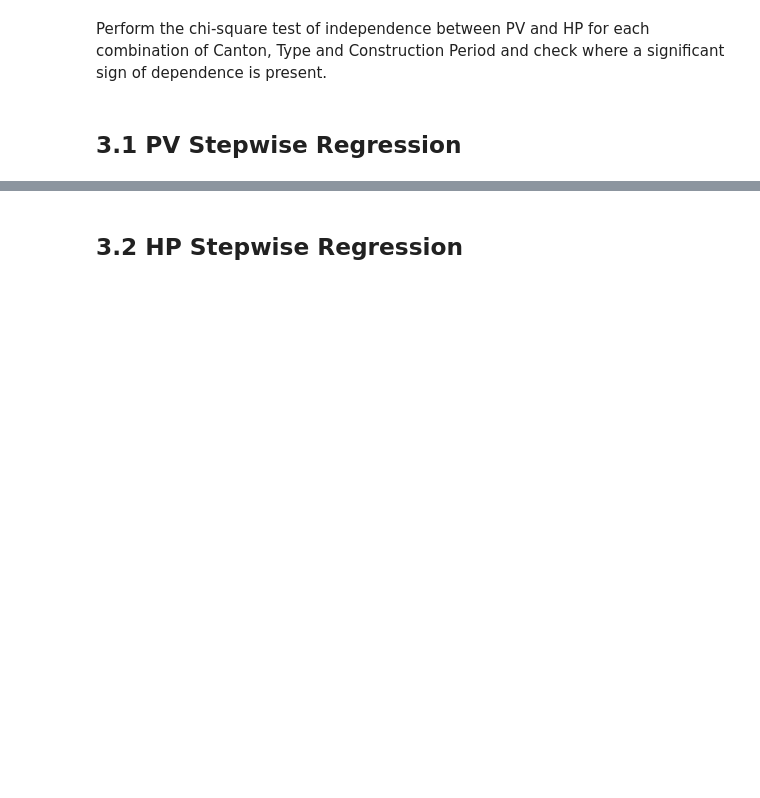
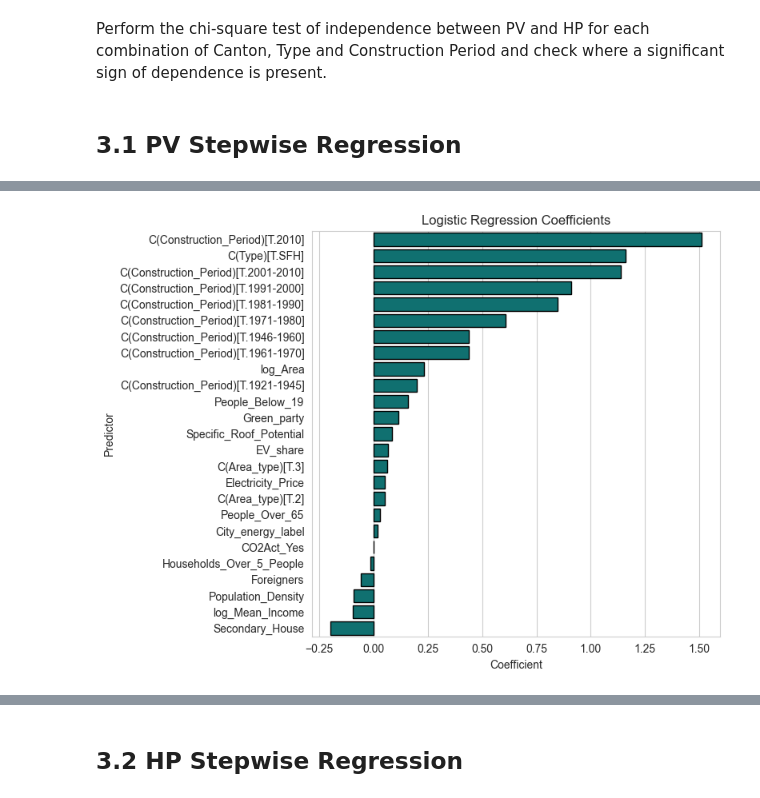
Before and after one commit to MatteoPalucci/StudentProject, a Jupyter notebook: Stepwise Regression building level.ipynb, the cells around one changed output, grey strips where cells are left out. Saved outputs shown, nothing was run; the diff lists cells and outputs as text; code cells hidden in the pictures; blank space fills up the shorter version.

```diff
--- a/Stepwise Regression building level.ipynb
+++ b/Stepwise Regression building level.ipynb
@@ -951,0 +1024,8 @@ print(final_model.summary())
+# %%
+selected_vars_no_HP = ['C(Construction_Period)', 'C(Type)', 'People_Below_19', 'log_Area', 'Green_party', 'Specific_Roof_Potential', 'Electricity_Price', 'Secondary_House', 'Population_Density', 'log_Mean_Income', 'Foreigners', 'EV_share', 'People_Over_65', 'Households_Over_5_People', 'C(Area_type)', 'City_energy_label', 'CO2Act_Yes']
+
+final_formula = "PV_binary ~ " + " + ".join(selected_vars_no_HP)
+final_model_no_HP = smf.logit(final_formula, data=gdf_regression).fit()
+print(final_model_no_HP.summary())
+
+final_model_no_HP.save("final_model_PV_no_HP.pickle")
@@ -951,0 +1050,24 @@ print(final_model.summary())
+# %%
+coef = final_model_no_HP.params
+coef_df = pd.DataFrame({
+    "Predictor": coef.index,
+    "Coefficient": coef.values
+})
+
+coef_df = coef_df.loc[coef_df["Predictor"]!="Intercept"].copy()
+coef_df = coef_df.sort_values("Coefficient", ascending=False)
+
+plt.figure(figsize=(8, 6))
+sns.barplot(
+    data=coef_df,
+    x="Coefficient",
+    y="Predictor",
+    color="teal",
+    edgecolor="black"
+)
+
+plt.title("Logistic Regression Coefficients")
+plt.tight_layout()
+plt.show()
+# %% [output]
+[figure, added]
```
Also changed, not shown: parts of 26 cells of this notebook.
